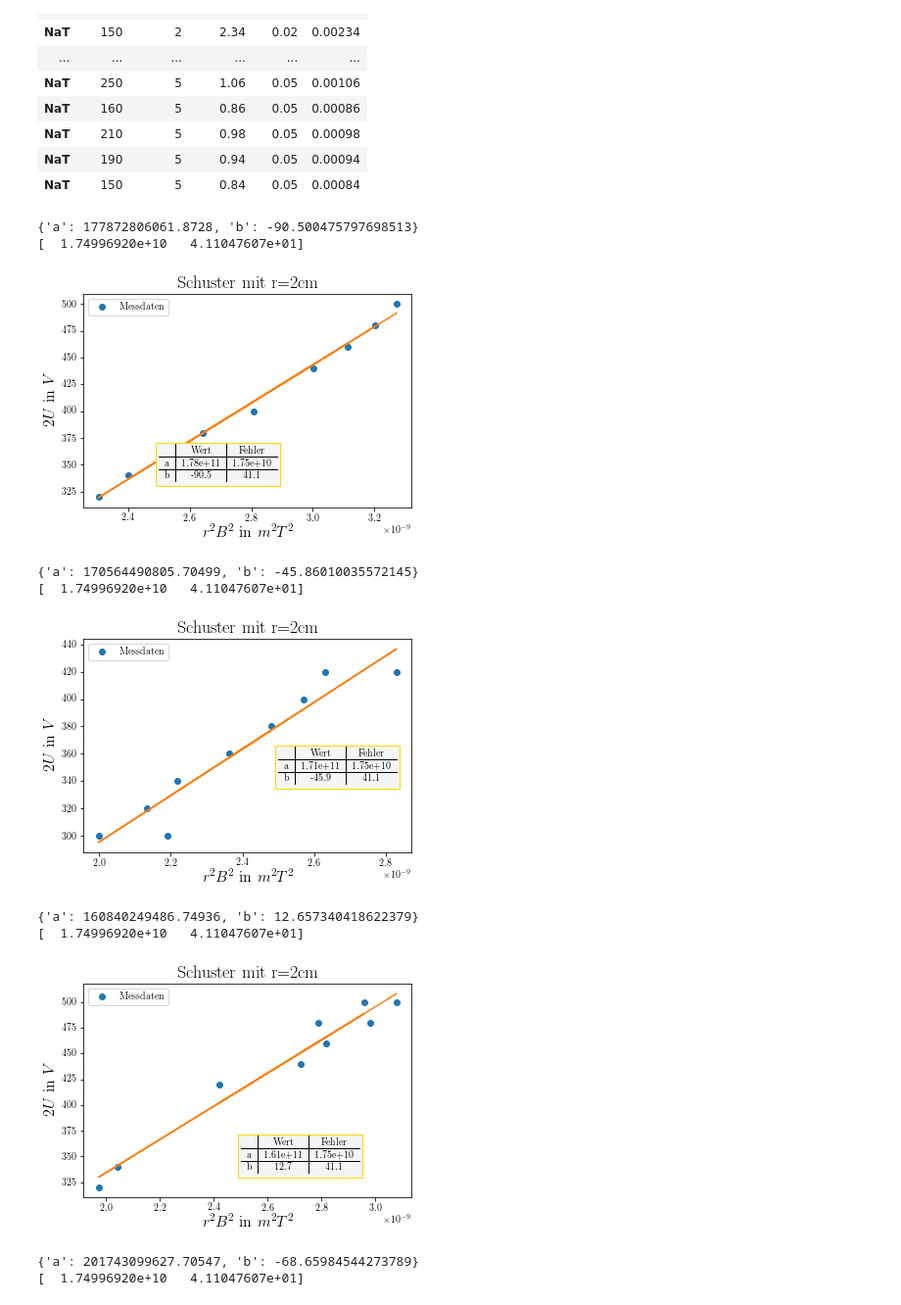
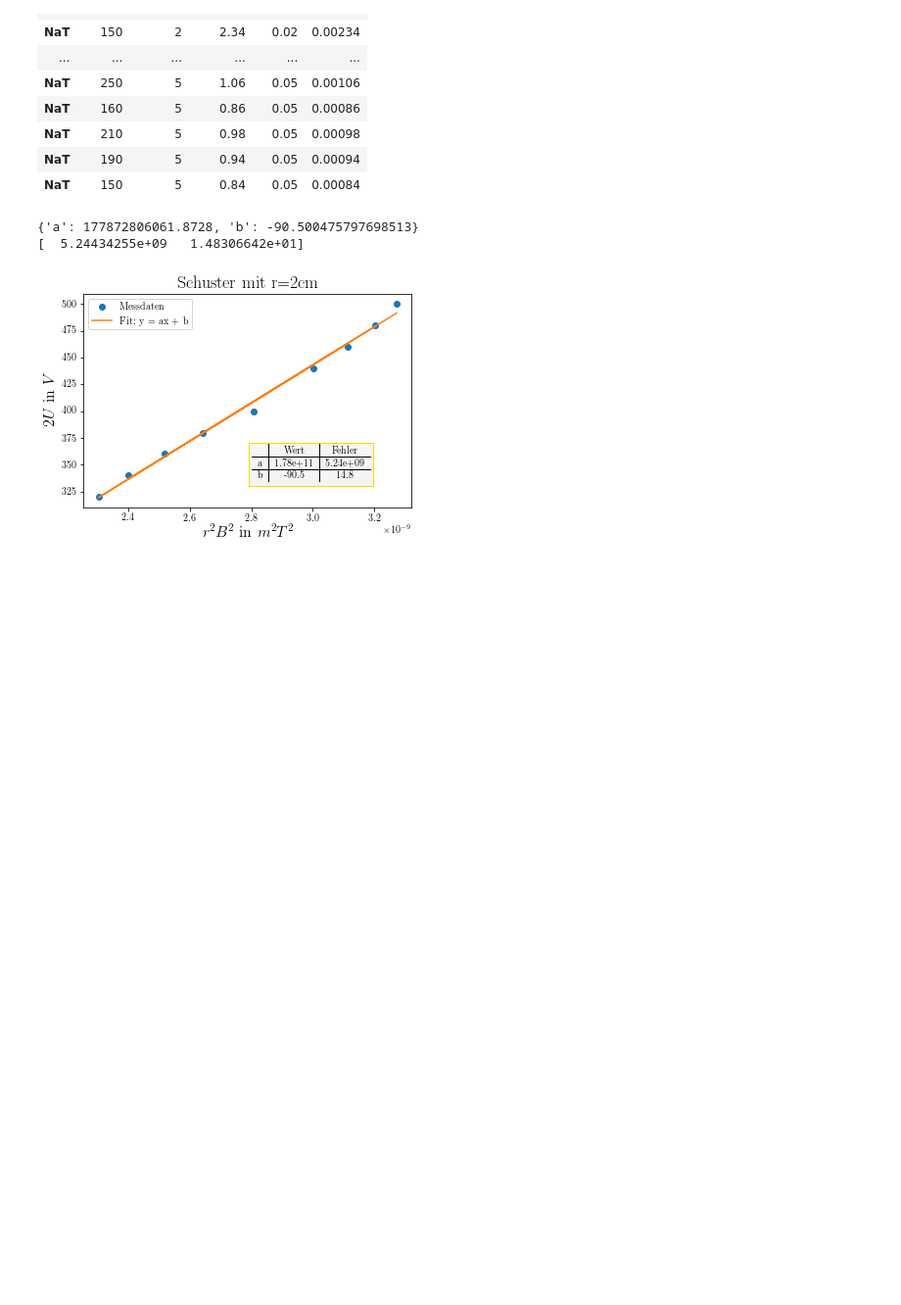
Before and after one commit to zuinet/Spezifische-Ladung-e-, a Jupyter notebook: Spez_Ladung.ipynb, the cells around one changed output. Shown: that part at 98% size. Saved outputs shown, nothing was run; the diff lists cells and outputs as text; code cells hidden in the pictures; blank space fills up the shorter version.

Commit message:
Schustemethode
gesamte Schustermethode, leider noch ohne die jeweiligen Gerätefehler. Schwankendes B-Feld sollte recht stark ins Gewicht fallen.

```diff
--- a/Spez_Ladung.ipynb
+++ b/Spez_Ladung.ipynb
@@ -42,39 +42,28 @@ def func(x,a,b):
     return a*x+b
 # %%
 u=0;v=9
-while v<=len(r):
+x=r[u:v]**2*B[u:v]**2;y=2*U[u:v]
+gmodel = Model(func)
+result = gmodel.fit(y, x=x, a=1.7e11, b=10)
+pcov= result.covar
+perr = np.sqrt(np.diag(pcov))
+#print(result.fit_report())
+print(result.best_values)
+popt=result.best_values
+print(perr)
+plt.plot(x, y,'o',color='C0',label=r'Messdaten')
+plt.plot(x, result.best_fit,'-',color='C1',label=r'Fit: y = ax + b')
 
-    x=r[u:v]**2*B[u:v]**2;y=2*U[u:v]
-    gmodel = Model(func)
-    result = gmodel.fit(y, x=x, a=1.7e11, b=10)
+s2=r'''\begin{tabular}{ c | c | c } %s & Wert & Fehler \\\hline %s & %4.3g & %3.3g \\\hline %s &%3.3g & %3.3g \end{tabular}'''%('','a',popt['a'],perr[0],'b',popt['b'],perr[1])
+plt.text(2.8*1e-9,350,s2,ha="left",va="center",bbox=dict(boxstyle="square",ec='gold',fc='whitesmoke',))
+plt.xlabel(r'$r^{2}B^{2}$ in $m^2 T^2$',fontsize=16)
+plt.ylabel(r'$2U$ in $V$',fontsize=16)
 
-    perr = np.sqrt(np.diag(pcov))
-    #print(result.fit_report())
-    print(result.best_values)
-    popt=result.best_values
-    print(perr)
-    plt.plot(x, y,'o',color='C0',label=r'Messdaten')
-    plt.plot(x, result.best_fit,'-',color='C1')
-
-    s2=r'''\begin{tabular}{ c | c | c } %s & Wert & Fehler \\\hline %s & %4.3g & %3.3g \\\hline %s &%3.3g & %3.3g \end{tabular}'''%('','a',popt['a'],perr[0],'b',popt['b'],perr[1])
-    plt.text(2.5e-9,350,s2,ha="left",va="center",bbox=dict(boxstyle="square",ec='gold',fc='whitesmoke',))
-    plt.xlabel(r'$r^{2}B^{2}$ in $m^2 T^2$',fontsize=16)
-    plt.ylabel(r'$2U$ in $V$',fontsize=16)
-    plt.title(r'Schuster mit r=2cm',fontsize=18)
-    plt.legend()
-
-    u+=9;v+=9
-
-    plt.show()
+plt.title(r'Schuster mit r=2cm',fontsize=18)
+plt.legend(loc='upper left')
+#plt.savefig("Schuster_2cm.pdf", bbox_inches='tight', format='pdf')
+plt.show()
 # %% [output]
 {'a': 177872806061.8728, 'b': -90.500475797698513}
-[  1.74996920e+10   4.11047607e+01]
+[  5.24434255e+09   1.48306642e+01]
-[figure, old version]
+[figure, new version]
-{'a': 170564490805.70499, 'b': -45.86010035572145}
-[  1.74996920e+10   4.11047607e+01]
-[figure, removed]
-{'a': 160840249486.74936, 'b': 12.657340418622379}
-[  1.74996920e+10   4.11047607e+01]
-[figure, removed]
-{'a': 201743099627.70547, 'b': -68.65984544273789}
-[  1.74996920e+10   4.11047607e+01]
```
Also changed, not shown: parts of 3 cells of this notebook.
